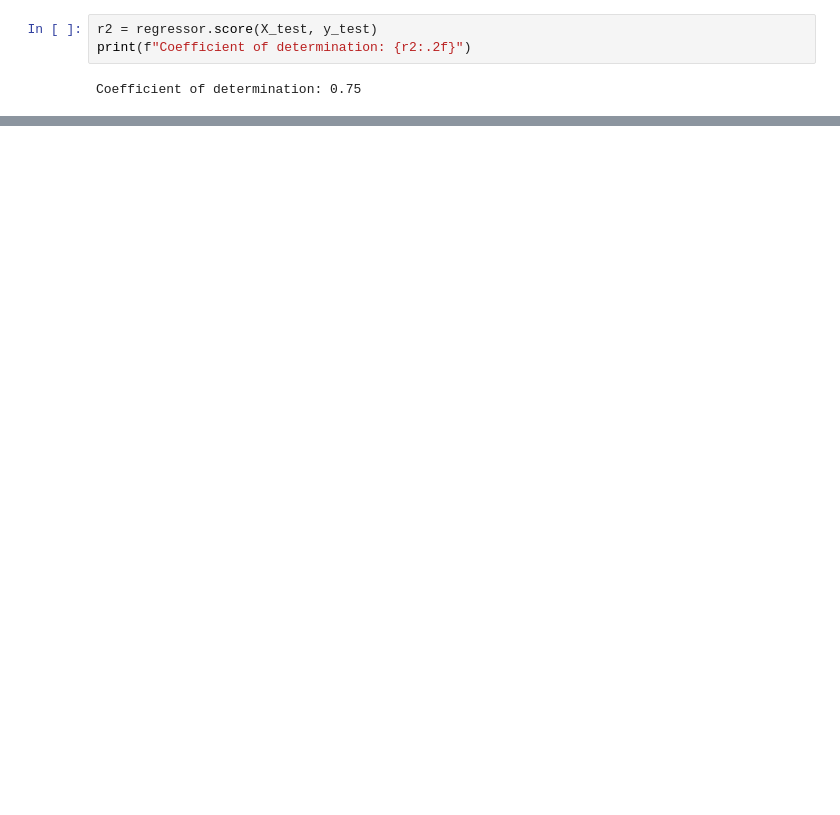
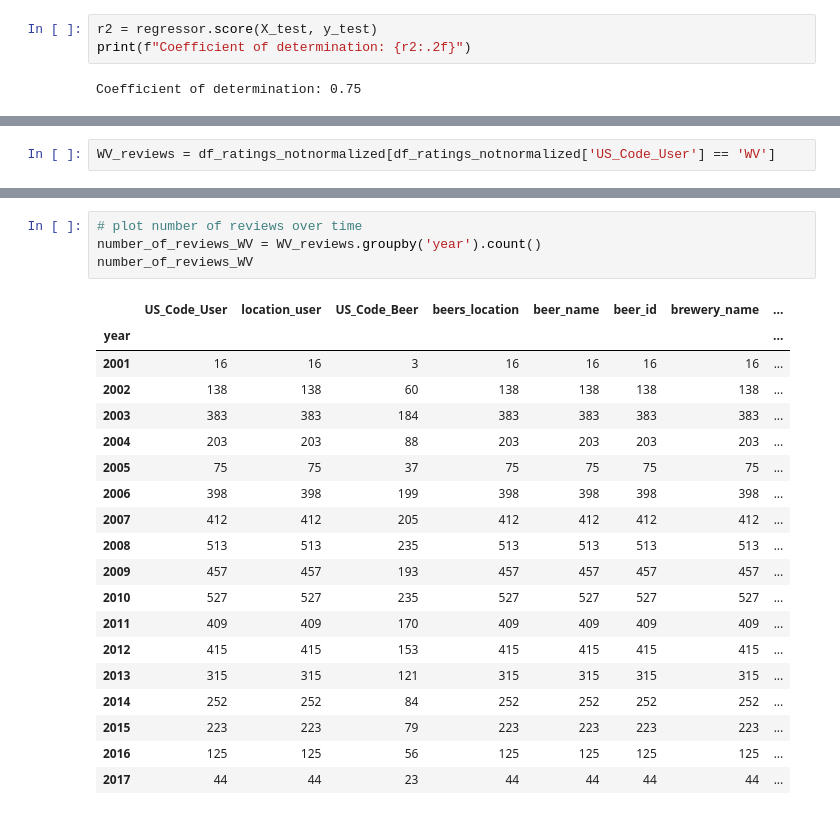
Before and after one commit to epfl-ada/ada-2022-project-datalcoholic, a Jupyter notebook: datalcholic_project.ipynb, the cells around one changed output, grey strips where cells are left out. Drawn from its saved outputs; the diff is of its cells as text; blank space fills up the shorter version.

```diff
--- a/datalcholic_project.ipynb
+++ b/datalcholic_project.ipynb
@@ -565,0 +777,2 @@ plt.show()
+# %%
+WV_reviews = df_ratings_notnormalized[df_ratings_notnormalized['US_Code_User'] == 'WV']
@@ -565,0 +795,24 @@ plt.show()
+# %%
+# plot number of reviews over time
+number_of_reviews_WV = WV_reviews.groupby('year').count()
+number_of_reviews_WV
+# %% [output]
+|  | US_Code_User | location_user | US_Code_Beer | beers_location | beer_name | beer_id | brewery_name | ... |
+| year |  |  |  |  |  |  |  | ... |
+| 2001 | 16 | 16 | 3 | 16 | 16 | 16 | 16 | ... |
+| 2002 | 138 | 138 | 60 | 138 | 138 | 138 | 138 | ... |
+| 2003 | 383 | 383 | 184 | 383 | 383 | 383 | 383 | ... |
+| 2004 | 203 | 203 | 88 | 203 | 203 | 203 | 203 | ... |
+| 2005 | 75 | 75 | 37 | 75 | 75 | 75 | 75 | ... |
+| 2006 | 398 | 398 | 199 | 398 | 398 | 398 | 398 | ... |
+| 2007 | 412 | 412 | 205 | 412 | 412 | 412 | 412 | ... |
+| 2008 | 513 | 513 | 235 | 513 | 513 | 513 | 513 | ... |
+| 2009 | 457 | 457 | 193 | 457 | 457 | 457 | 457 | ... |
+| 2010 | 527 | 527 | 235 | 527 | 527 | 527 | 527 | ... |
+| 2011 | 409 | 409 | 170 | 409 | 409 | 409 | 409 | ... |
+| 2012 | 415 | 415 | 153 | 415 | 415 | 415 | 415 | ... |
+| 2013 | 315 | 315 | 121 | 315 | 315 | 315 | 315 | ... |
+| 2014 | 252 | 252 | 84 | 252 | 252 | 252 | 252 | ... |
+| 2015 | 223 | 223 | 79 | 223 | 223 | 223 | 223 | ... |
+| 2016 | 125 | 125 | 56 | 125 | 125 | 125 | 125 | ... |
+| 2017 | 44 | 44 | 23 | 44 | 44 | 44 | 44 | ... |
```
Also changed, not shown: parts of 45 cells of this notebook, 1 other file.
